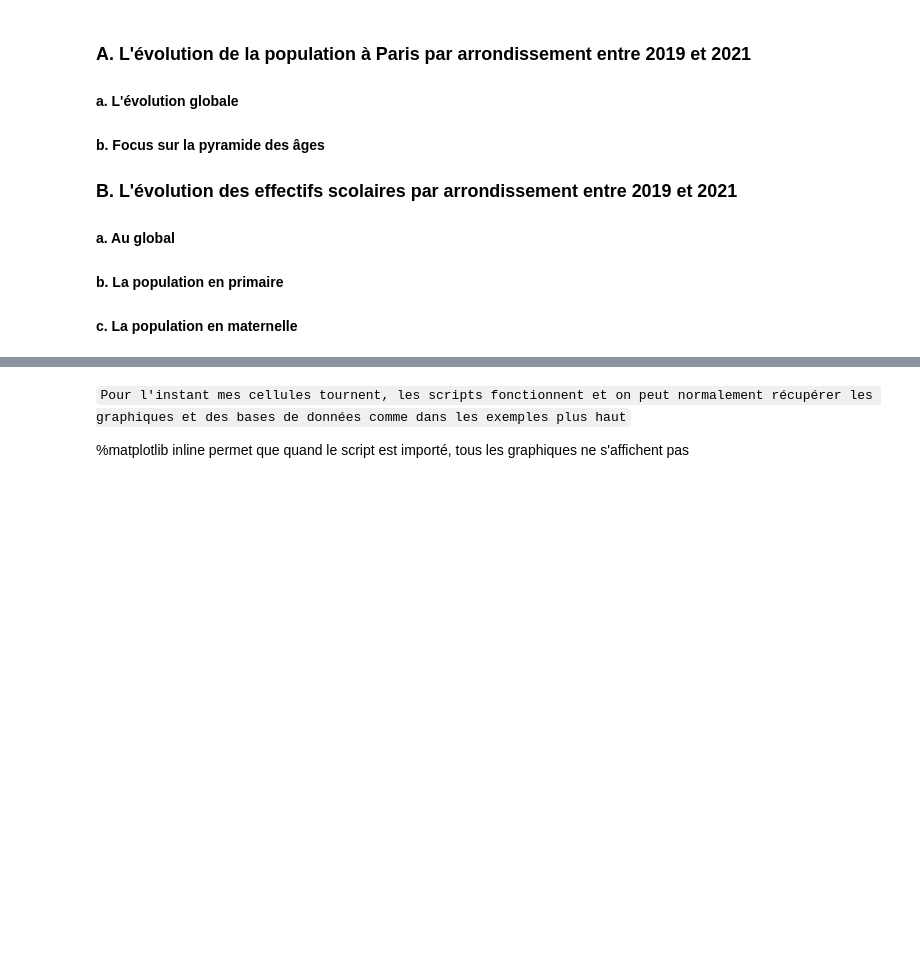
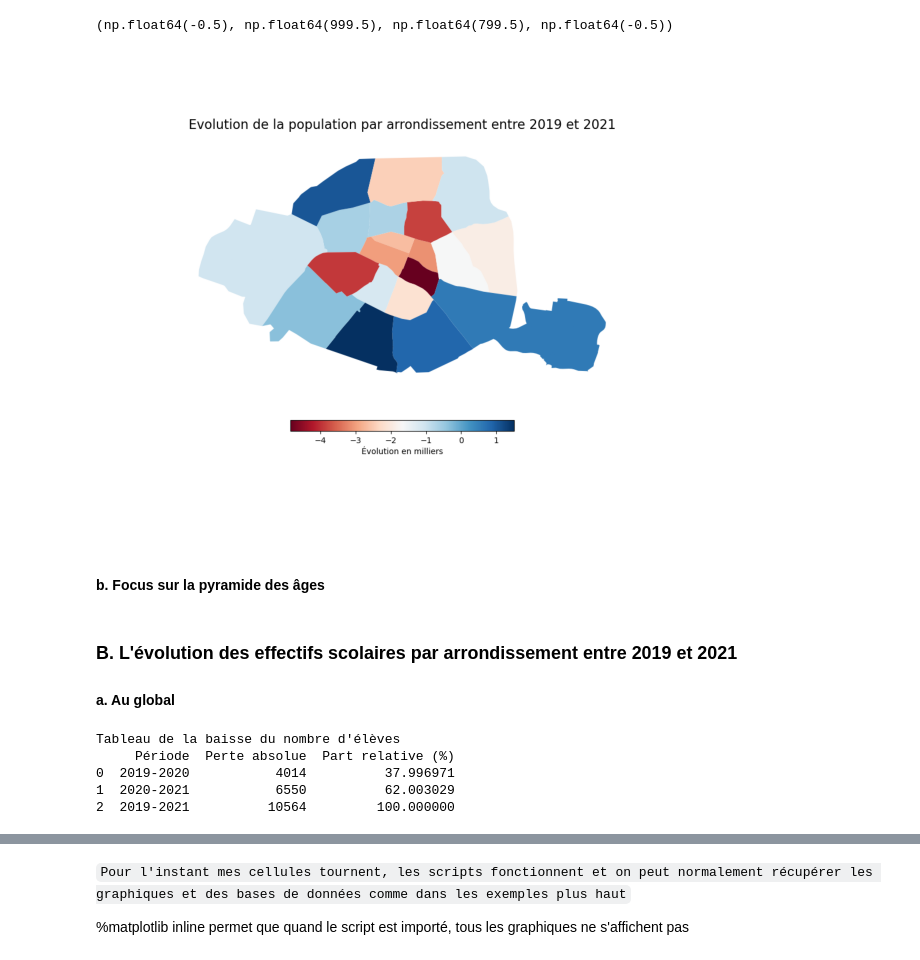
Before and after one commit to Amandine701/Projet-Python-evolution-des-ecoles-par-arrondissement-dans-Paris-entre-2019-et-2022, a Jupyter notebook: rapport.ipynb, the cells around one changed output, grey strips where cells are left out. Cells and saved outputs as stored; diff of their text form; code cells hidden in the pictures; blank space fills up the shorter version.

```diff
--- a/rapport.ipynb
+++ b/rapport.ipynb
@@ -98,12 +159,23 @@ plt.axis("off")
+# %%
+plt.figure(figsize=(10, 6))
+plt.imshow(mpimg.imread("graphs/carte_evol_population_pourcentage.png"))
+plt.axis("off")
+print("attention légende fausse")
+# %% [output]
+(np.float64(-0.5), np.float64(999.5), np.float64(799.5), np.float64(-0.5))
+[figure, added]
+# %% [markdown]
+
+#### b. Focus sur la pyramide des âges
 # %% [markdown]
-### A. L'évolution de la population à Paris par arrondissement entre 2019 et 2021
-#### a. L'évolution globale
-
-#### b. Focus sur la pyramide des âges
-
 ### B. L'évolution des effectifs scolaires par arrondissement entre 2019 et 2021
 #### a. Au global
-
-#### b. La population en primaire
-
-#### c. La population en maternelle
+# %%
+print("Tableau de la baisse du nombre d'élèves")
+print(stats_descr_effectif.table_pertes_df)
+# %% [output]
+Tableau de la baisse du nombre d'élèves
+     Période  Perte absolue  Part relative (%)
+0  2019-2020           4014          37.996971
+1  2020-2021           6550          62.003029
+2  2019-2021          10564         100.000000
```
Also changed, not shown: parts of 20 cells of this notebook, 20 other files.
